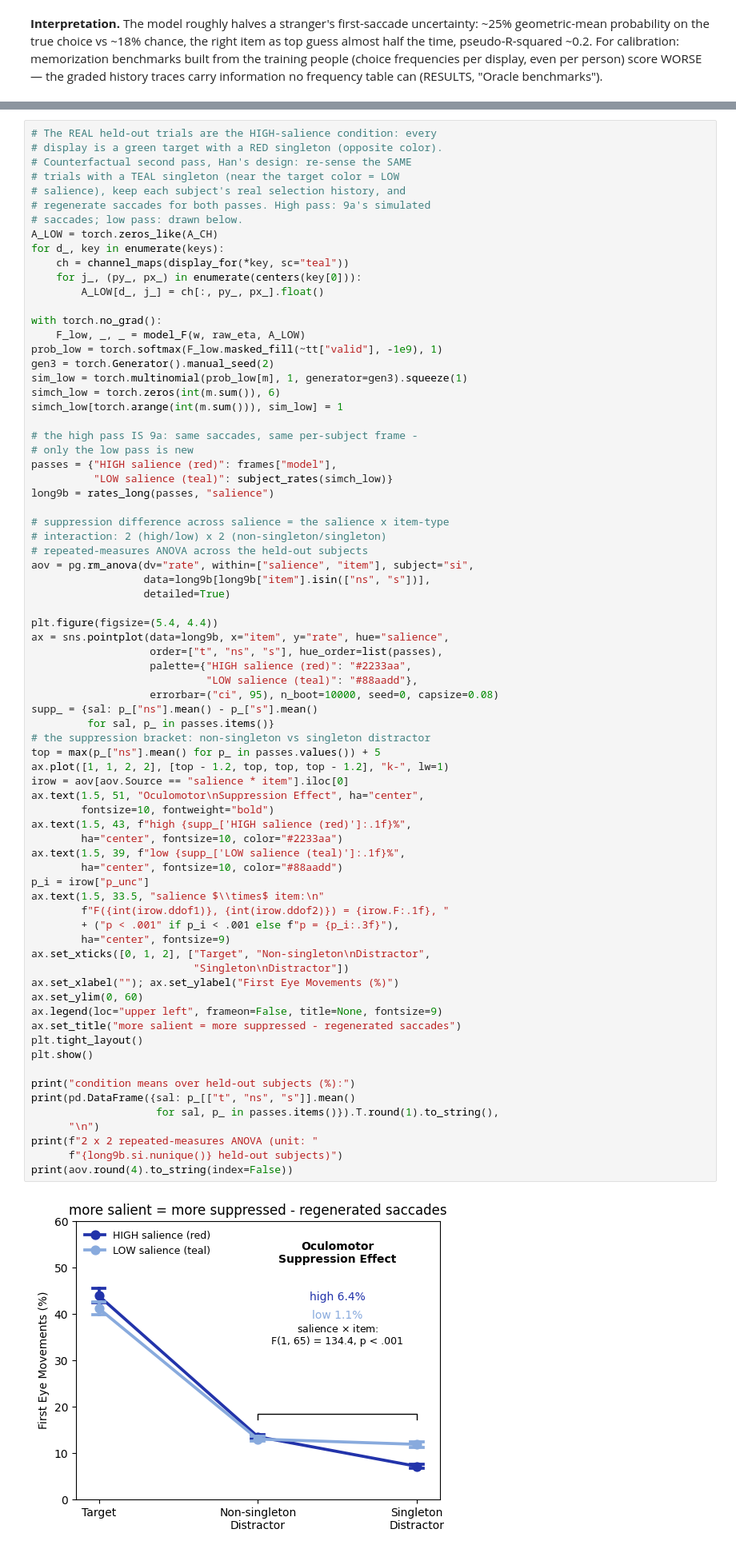
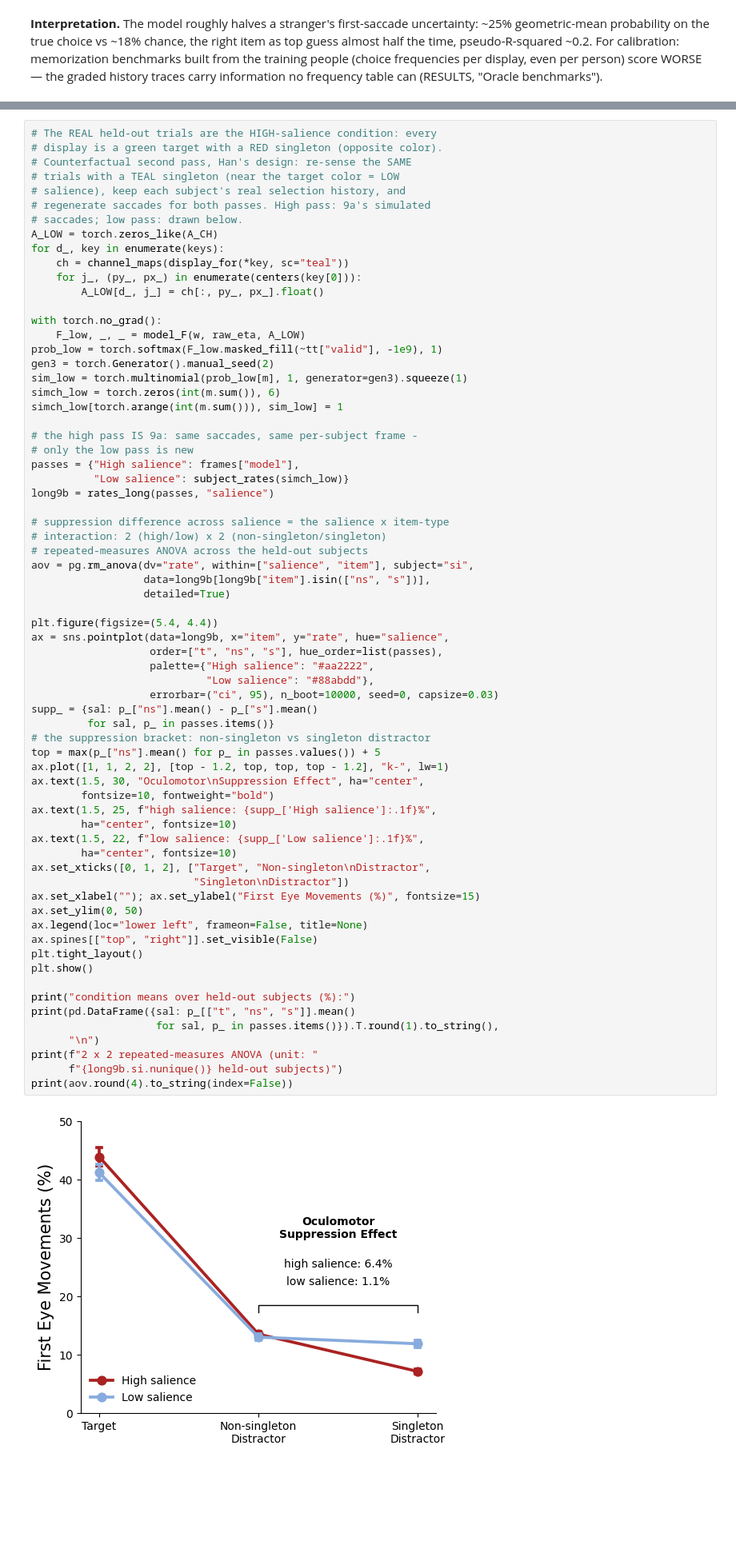
Before and after one commit to HanZhang-psych/Ego-Spatial-Sense, a Jupyter notebook: Visual-Search/tutorial_visual_search.ipynb, the cells around one changed output, grey strips where cells are left out. Shown at 80% size. Drawn from its saved outputs; the diff is of its cells as text; blank space fills up the shorter version.

```diff
--- a/Visual-Search/tutorial_visual_search.ipynb
+++ b/Visual-Search/tutorial_visual_search.ipynb
@@ -969,56 +970,50 @@ simch_low[torch.arange(int(m.sum())), sim_low] = 1
 
 # the high pass IS 9a: same saccades, same per-subject frame -
 # only the low pass is new
-passes = {"HIGH salience (red)": frames["model"],
-          "LOW salience (teal)": subject_rates(simch_low)}
+passes = {"High salience": frames["model"],
+          "Low salience": subject_rates(simch_low)}
 long9b = rates_long(passes, "salience")
 
 # suppression difference across salience = the salience x item-type
 # interaction: 2 (high/low) x 2 (non-singleton/singleton)
 # repeated-measures ANOVA across the held-out subjects
 aov = pg.rm_anova(dv="rate", within=["salience", "item"], subject="si",
                   data=long9b[long9b["item"].isin(["ns", "s"])],
                   detailed=True)
 
 plt.figure(figsize=(5.4, 4.4))
 ax = sns.pointplot(data=long9b, x="item", y="rate", hue="salience",
                    order=["t", "ns", "s"], hue_order=list(passes),
-                   palette={"HIGH salience (red)": "#2233aa",
-                            "LOW salience (teal)": "#88aadd"},
-                   errorbar=("ci", 95), n_boot=10000, seed=0, capsize=0.08)
+                   palette={"High salience": "#aa2222",
+                            "Low salience": "#88abdd"},
+                   errorbar=("ci", 95), n_boot=10000, seed=0, capsize=0.03)
 supp_ = {sal: p_["ns"].mean() - p_["s"].mean()
          for sal, p_ in passes.items()}
 # the suppression bracket: non-singleton vs singleton distractor
 top = max(p_["ns"].mean() for p_ in passes.values()) + 5
 ax.plot([1, 1, 2, 2], [top - 1.2, top, top, top - 1.2], "k-", lw=1)
-irow = aov[aov.Source == "salience * item"].iloc[0]
-ax.text(1.5, 51, "Oculomotor\nSuppression Effect", ha="center",
+ax.text(1.5, 30, "Oculomotor\nSuppression Effect", ha="center",
         fontsize=10, fontweight="bold")
-ax.text(1.5, 43, f"high {supp_['HIGH salience (red)']:.1f}%",
-        ha="center", fontsize=10, color="#2233aa")
-ax.text(1.5, 39, f"low {supp_['LOW salience (teal)']:.1f}%",
-        ha="center", fontsize=10, color="#88aadd")
-p_i = irow["p_unc"]
-ax.text(1.5, 33.5, "salience $\\times$ item:\n"
-        f"F({int(irow.ddof1)}, {int(irow.ddof2)}) = {irow.F:.1f}, "
-        + ("p < .001" if p_i < .001 else f"p = {p_i:.3f}"),
-        ha="center", fontsize=9)
+ax.text(1.5, 25, f"high salience: {supp_['High salience']:.1f}%",
+        ha="center", fontsize=10)
+ax.text(1.5, 22, f"low salience: {supp_['Low salience']:.1f}%",
+        ha="center", fontsize=10)
 ax.set_xticks([0, 1, 2], ["Target", "Non-singleton\nDistractor",
                           "Singleton\nDistractor"])
-ax.set_xlabel(""); ax.set_ylabel("First Eye Movements (%)")
-ax.set_ylim(0, 60)
-ax.legend(loc="upper left", frameon=False, title=None, fontsize=9)
-ax.set_title("more salient = more suppressed - regenerated saccades")
+ax.set_xlabel(""); ax.set_ylabel("First Eye Movements (%)", fontsize=15)
+ax.set_ylim(0, 50)
+ax.legend(loc="lower left", frameon=False, title=None)
+ax.spines[["top", "right"]].set_visible(False)
 plt.tight_layout()
 plt.show()
 
 print("condition means over held-out subjects (%):")
 print(pd.DataFrame({sal: p_[["t", "ns", "s"]].mean()
                     for sal, p_ in passes.items()}).T.round(1).to_string(),
       "\n")
 print(f"2 x 2 repeated-measures ANOVA (unit: "
       f"{long9b.si.nunique()} held-out subjects)")
 print(aov.round(4).to_string(index=False))
 # %% [output]
-[figure, old version]
+[figure, new version]
 condition means over held-out subjects (%):
```
Also changed, not shown: parts of 4 cells of this notebook.
